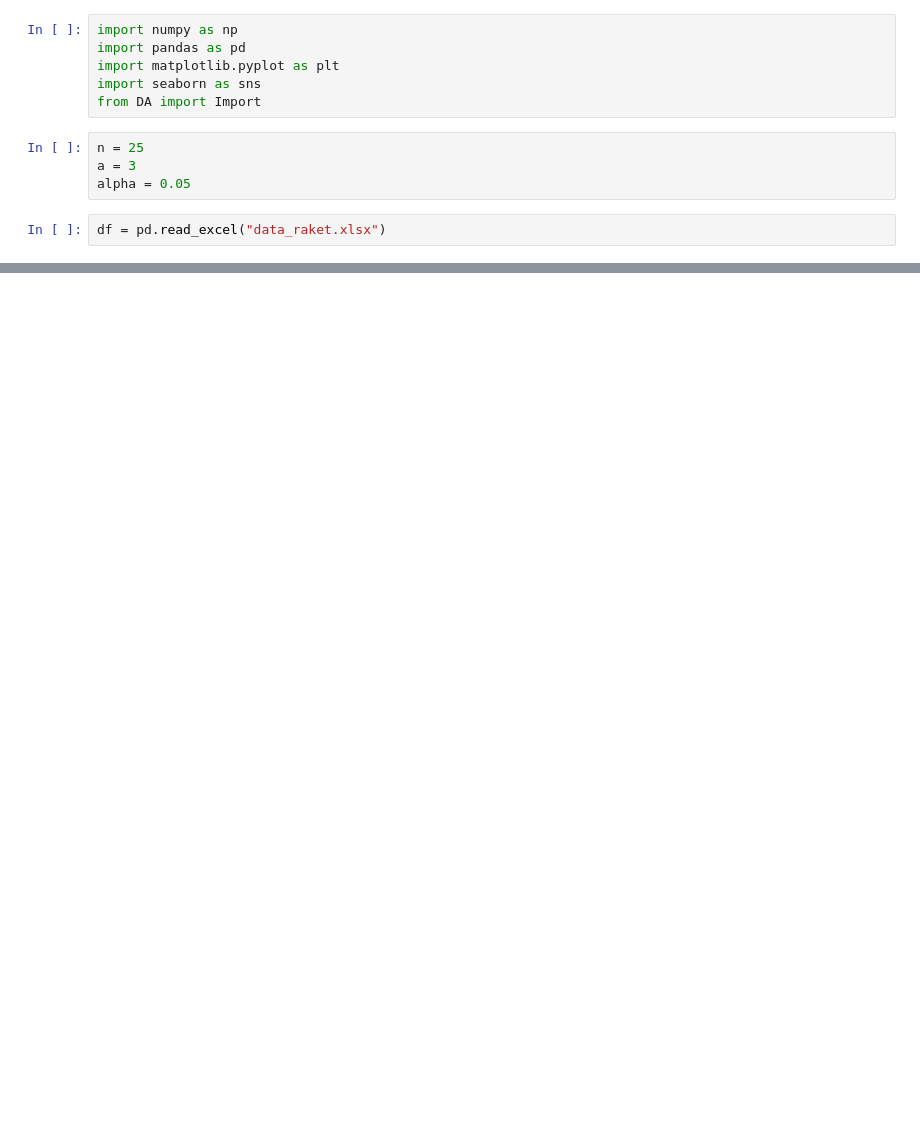
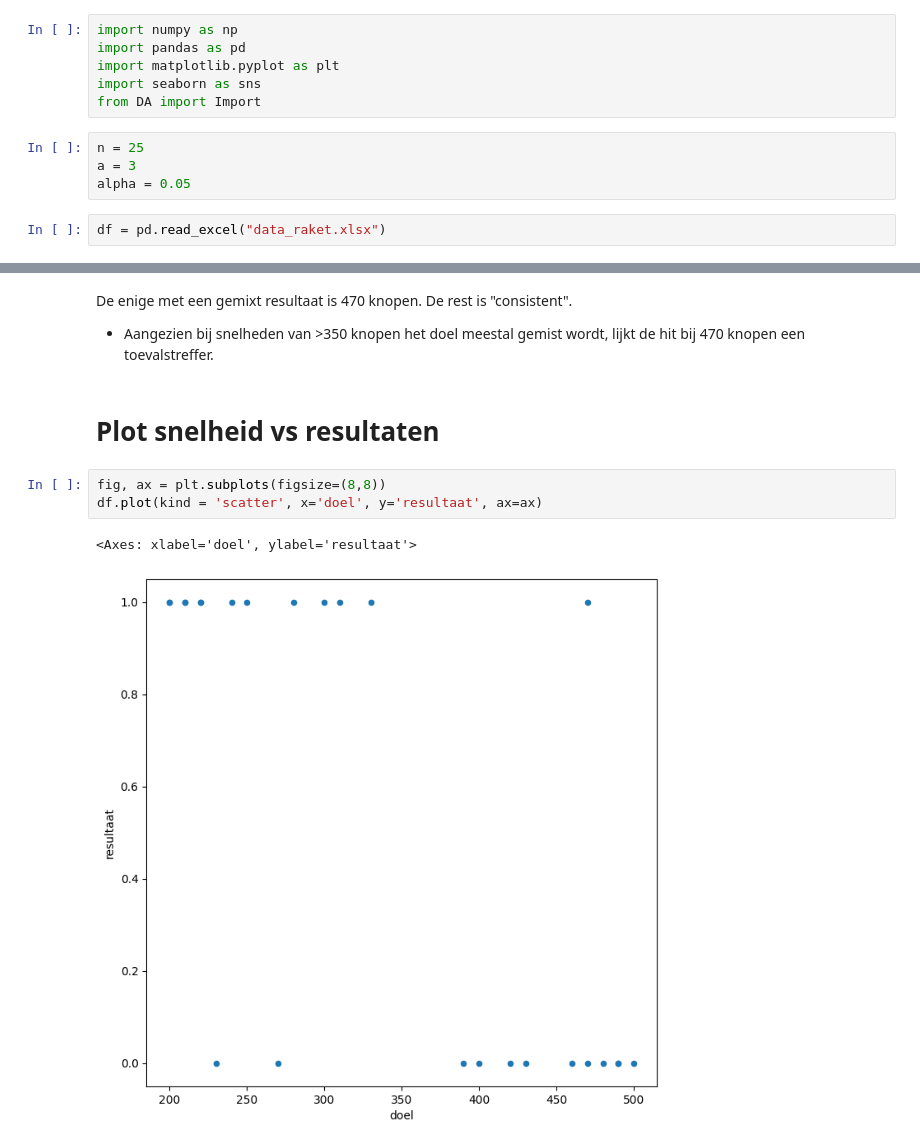
Before and after one commit to R4vante/School, a Jupyter notebook: Statistical Learning/Data Analyse/BOEM_raket.ipynb, the cells around one changed output, grey strips where cells are left out. Saved outputs shown, nothing was run; the diff lists cells and outputs as text; blank space fills up the shorter version.

```diff
--- a/Statistical Learning/Data Analyse/BOEM_raket.ipynb
+++ b/Statistical Learning/Data Analyse/BOEM_raket.ipynb
@@ -32,0 +166,12 @@ df
+# %% [markdown]
+De enige met een gemixt resultaat is 470 knopen. De rest is "consistent".
+
+- Aangezien bij snelheden van >350 knopen het doel meestal gemist wordt, lijkt de hit bij 470 knopen een toevalstreffer.
+# %% [markdown]
+# Plot snelheid vs resultaten
+# %%
+fig, ax = plt.subplots(figsize=(8,8))
+df.plot(kind = 'scatter', x='doel', y='resultaat', ax=ax)
+# %% [output]
+<Axes: xlabel='doel', ylabel='resultaat'>
+[figure, added]
```
Also changed, not shown: parts of 36 cells of this notebook.
